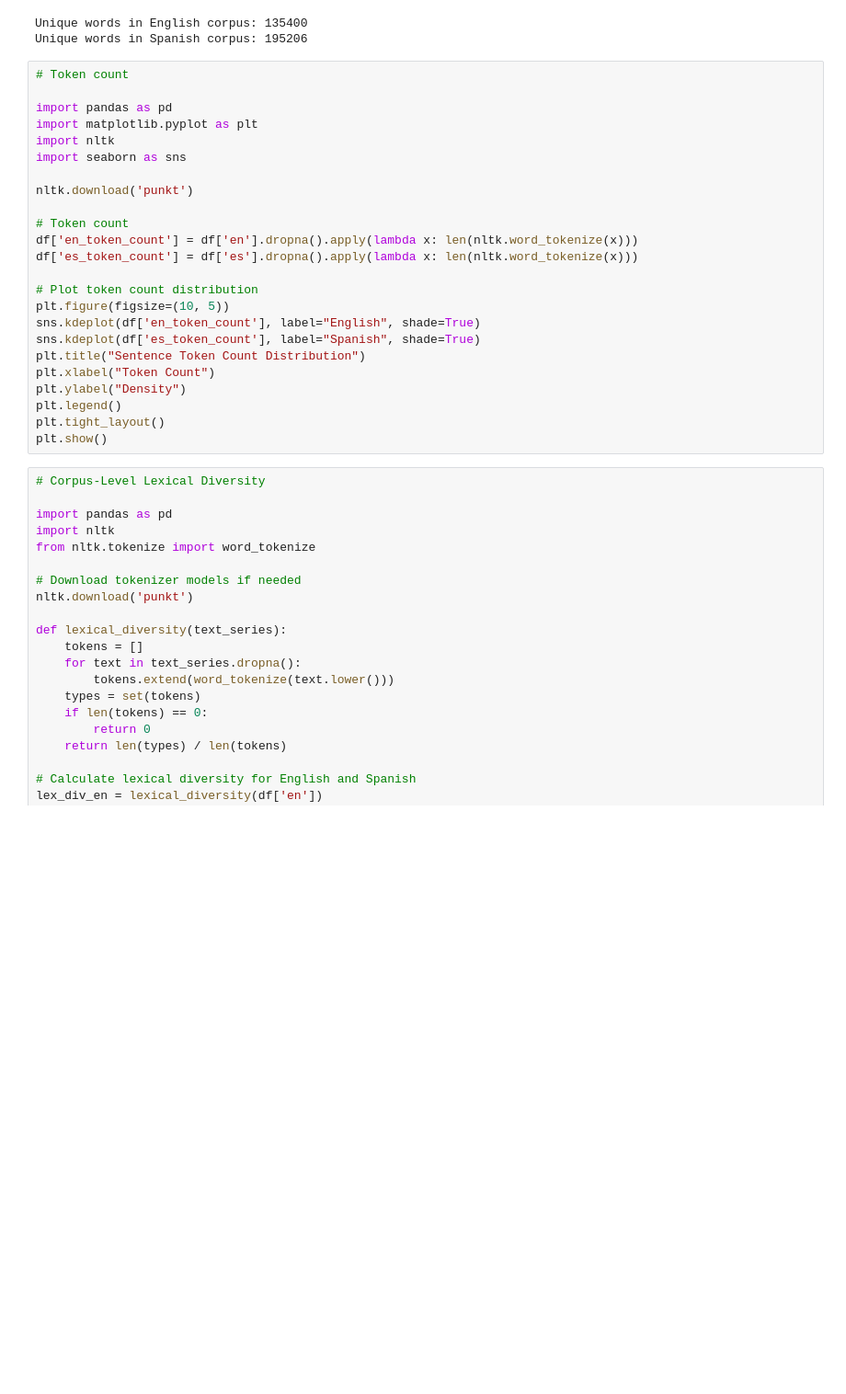
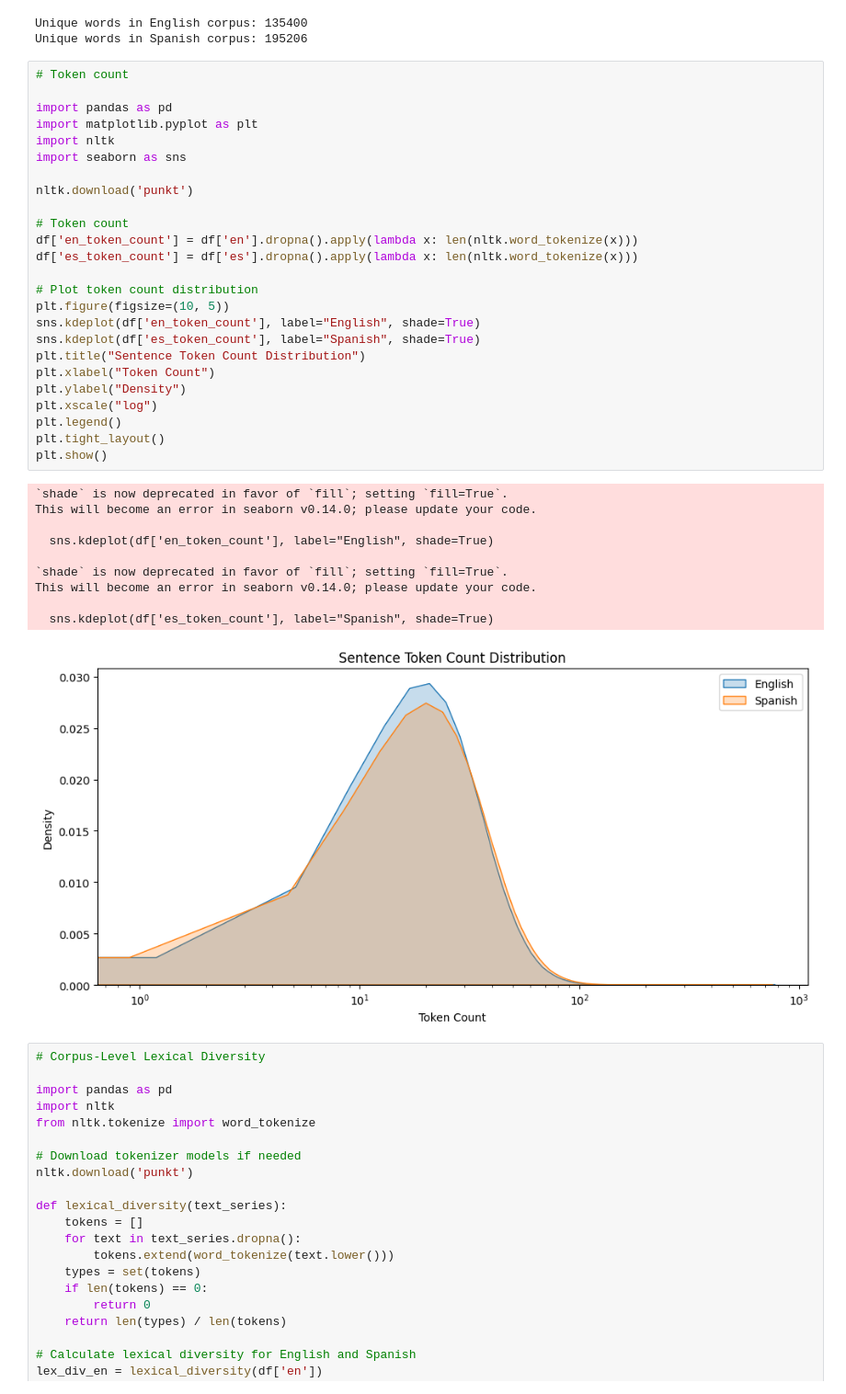
Before and after one commit to DesjardinsRepos/NLP_2025, a Jupyter notebook: language_translation/1-insights.ipynb, the cells around one changed output. Shown at 92% size. Cells and saved outputs as stored; diff of their text form; blank space fills up the shorter version.

```diff
--- a/language_translation/1-insights.ipynb
+++ b/language_translation/1-insights.ipynb
@@ -295,27 +295,39 @@ Unique words in Spanish corpus: 195206
 # %%
 # Token count
 
 import pandas as pd
 import matplotlib.pyplot as plt
 import nltk
 import seaborn as sns
 
 nltk.download('punkt')
 
 # Token count
 df['en_token_count'] = df['en'].dropna().apply(lambda x: len(nltk.word_tokenize(x)))
 df['es_token_count'] = df['es'].dropna().apply(lambda x: len(nltk.word_tokenize(x)))
 
 # Plot token count distribution
 plt.figure(figsize=(10, 5))
 sns.kdeplot(df['en_token_count'], label="English", shade=True)
 sns.kdeplot(df['es_token_count'], label="Spanish", shade=True)
 plt.title("Sentence Token Count Distribution")
 plt.xlabel("Token Count")
 plt.ylabel("Density")
+plt.xscale("log")
 plt.legend()
 plt.tight_layout()
 plt.show()
+# %% [output]
+`shade` is now deprecated in favor of `fill`; setting `fill=True`.
+This will become an error in seaborn v0.14.0; please update your code.
+
+  sns.kdeplot(df['en_token_count'], label="English", shade=True)
+
+`shade` is now deprecated in favor of `fill`; setting `fill=True`.
+This will become an error in seaborn v0.14.0; please update your code.
+
+  sns.kdeplot(df['es_token_count'], label="Spanish", shade=True)
+[figure, added]
 # %%
 # Corpus-Level Lexical Diversity
 
```
Also changed, not shown: parts of 6 cells of this notebook.
